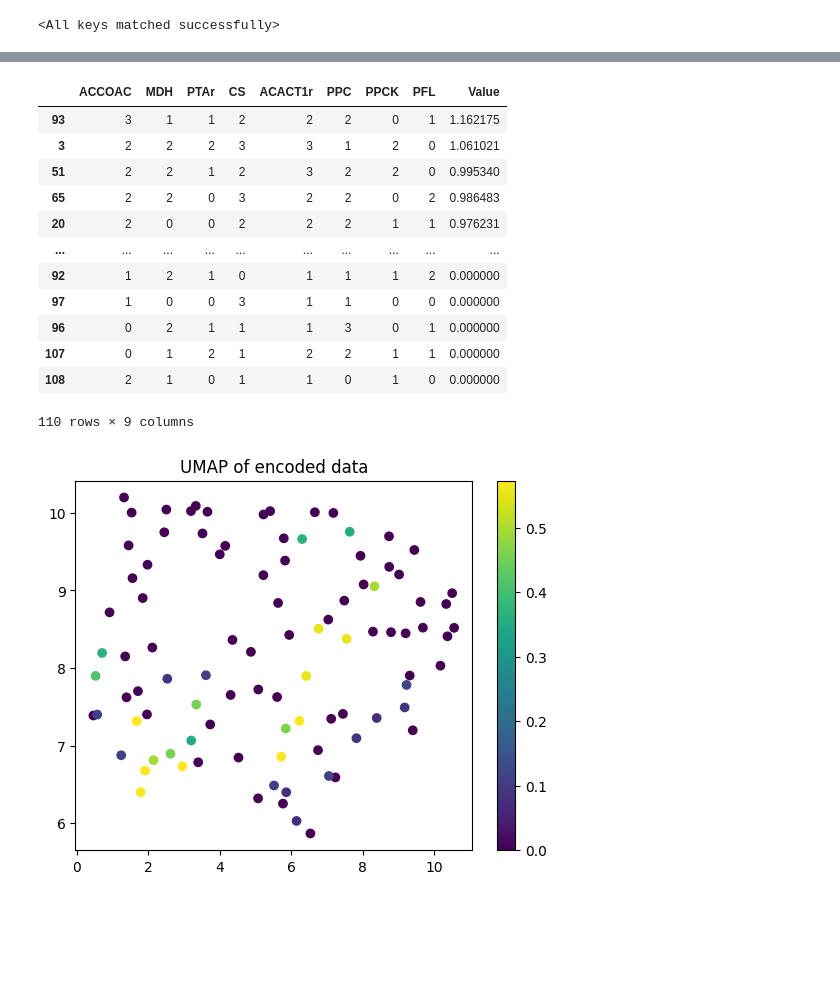
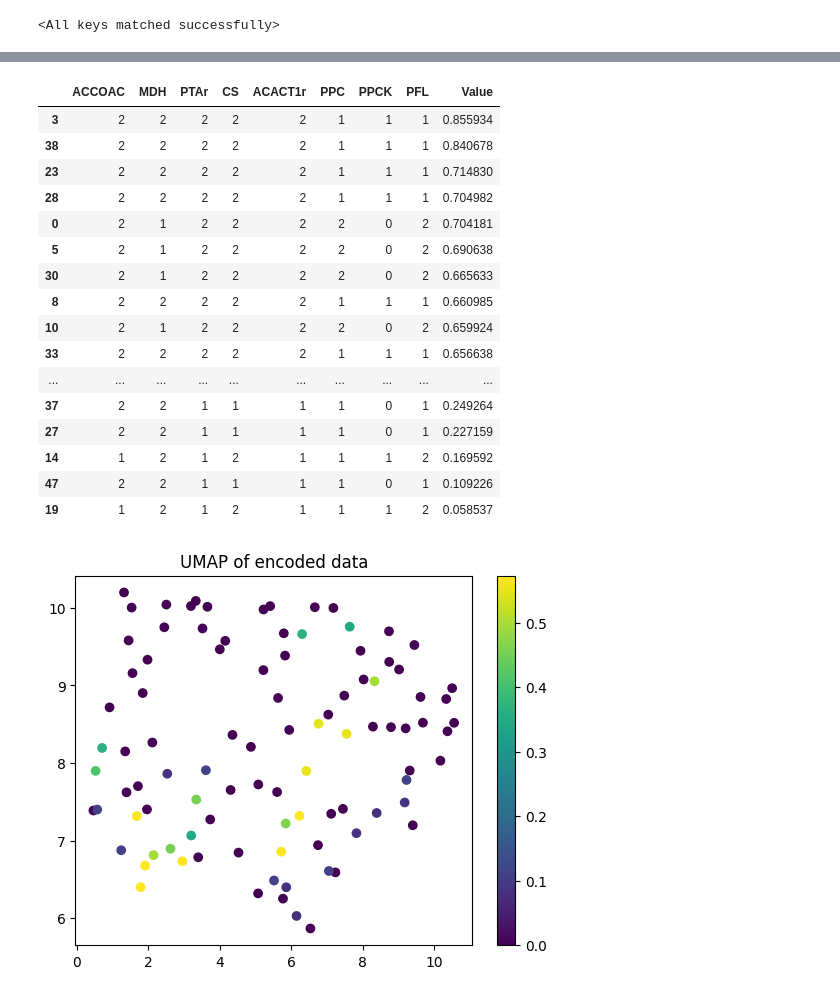
Before and after one commit to costasmexis/straindesignXAI, a Jupyter notebook: notebooks/Isoprenol_Torch.ipynb, the cells around one changed output, grey strips where cells are left out. Cells and saved outputs as stored; diff of their text form; code cells hidden in the pictures; blank space fills up the shorter version.

```diff
--- a/notebooks/Isoprenol_Torch.ipynb
+++ b/notebooks/Isoprenol_Torch.ipynb
@@ -64,39 +83,43 @@ net.load_state_dict(torch.load("../models/autoencoder.pth"))
 # %%
 df.sort_values(by="Value", ascending=False, inplace=True)
-best_strains = df.iloc[:11].copy()
+best_strains = df.iloc[:5].copy()
 best_strains_ts = torch.tensor(best_strains.values, dtype=torch.float32)
 best_strains_encoded = net.encode(best_strains_ts).detach().numpy()
 
 
 rec_strains = pd.DataFrame()
 for i in range(10):
     # Add random noise to the encoded data
-    encoded_noise = np.random.normal(0, 1, best_strains_encoded.shape)
+    encoded_noise = np.random.normal(0, 0.25, best_strains_encoded.shape)
     best_strains_encoded_noisy = best_strains_encoded + encoded_noise
 
     # Decode the noisy data
     new_strains = net.decode(torch.tensor(best_strains_encoded_noisy, dtype=torch.float32)).detach().numpy()
     new_strains = pd.DataFrame(new_strains, columns=COLUMNS)
     new_strains[INPUT_VARS] = new_strains[INPUT_VARS].round().astype(int)
-    rec_strains = rec_strains.append(new_strains)
+    rec_strains = pd.concat([rec_strains, new_strains], ignore_index=True)
 
 rec_strains = rec_strains.reset_index(drop=True)
 rec_strains.sort_values(by="Value", ascending=False, inplace=True)
 rec_strains
 # %% [output]
 |  | ACCOAC | MDH | PTAr | CS | ACACT1r | PPC | PPCK | PFL | Value |
-| 93 | 3 | 1 | 1 | 2 | 2 | 2 | 0 | 1 | 1.162175 |
-| 3 | 2 | 2 | 2 | 3 | 3 | 1 | 2 | 0 | 1.061021 |
-| 51 | 2 | 2 | 1 | 2 | 3 | 2 | 2 | 0 | 0.995340 |
-| 65 | 2 | 2 | 0 | 3 | 2 | 2 | 0 | 2 | 0.986483 |
-| 20 | 2 | 0 | 0 | 2 | 2 | 2 | 1 | 1 | 0.976231 |
+| 3 | 2 | 2 | 2 | 2 | 2 | 1 | 1 | 1 | 0.855934 |
+| 38 | 2 | 2 | 2 | 2 | 2 | 1 | 1 | 1 | 0.840678 |
+| 23 | 2 | 2 | 2 | 2 | 2 | 1 | 1 | 1 | 0.714830 |
+| 28 | 2 | 2 | 2 | 2 | 2 | 1 | 1 | 1 | 0.704982 |
+| 0 | 2 | 1 | 2 | 2 | 2 | 2 | 0 | 2 | 0.704181 |
+| 5 | 2 | 1 | 2 | 2 | 2 | 2 | 0 | 2 | 0.690638 |
+| 30 | 2 | 1 | 2 | 2 | 2 | 2 | 0 | 2 | 0.665633 |
+| 8 | 2 | 2 | 2 | 2 | 2 | 1 | 1 | 1 | 0.660985 |
+| 10 | 2 | 1 | 2 | 2 | 2 | 2 | 0 | 2 | 0.659924 |
+| 33 | 2 | 2 | 2 | 2 | 2 | 1 | 1 | 1 | 0.656638 |
 | ... | ... | ... | ... | ... | ... | ... | ... | ... | ... |
-| 92 | 1 | 2 | 1 | 0 | 1 | 1 | 1 | 2 | 0.000000 |
-| 97 | 1 | 0 | 0 | 3 | 1 | 1 | 0 | 0 | 0.000000 |
-| 96 | 0 | 2 | 1 | 1 | 1 | 3 | 0 | 1 | 0.000000 |
-| 107 | 0 | 1 | 2 | 1 | 2 | 2 | 1 | 1 | 0.000000 |
-| 108 | 2 | 1 | 0 | 1 | 1 | 0 | 1 | 0 | 0.000000 |
+| 37 | 2 | 2 | 1 | 1 | 1 | 1 | 0 | 1 | 0.249264 |
+| 27 | 2 | 2 | 1 | 1 | 1 | 1 | 0 | 1 | 0.227159 |
+| 14 | 1 | 2 | 1 | 2 | 1 | 1 | 1 | 2 | 0.169592 |
+| 47 | 2 | 2 | 1 | 1 | 1 | 1 | 0 | 1 | 0.109226 |
+| 19 | 1 | 2 | 1 | 2 | 1 | 1 | 1 | 2 | 0.058537 |
-110 rows × 9 columns
 # %%
 preds = net.forward(df_ts)
 preds = pd.DataFrame(preds.detach().numpy(), columns=COLUMNS)
```
Also changed, not shown: parts of 2 cells of this notebook, 1 other file.
